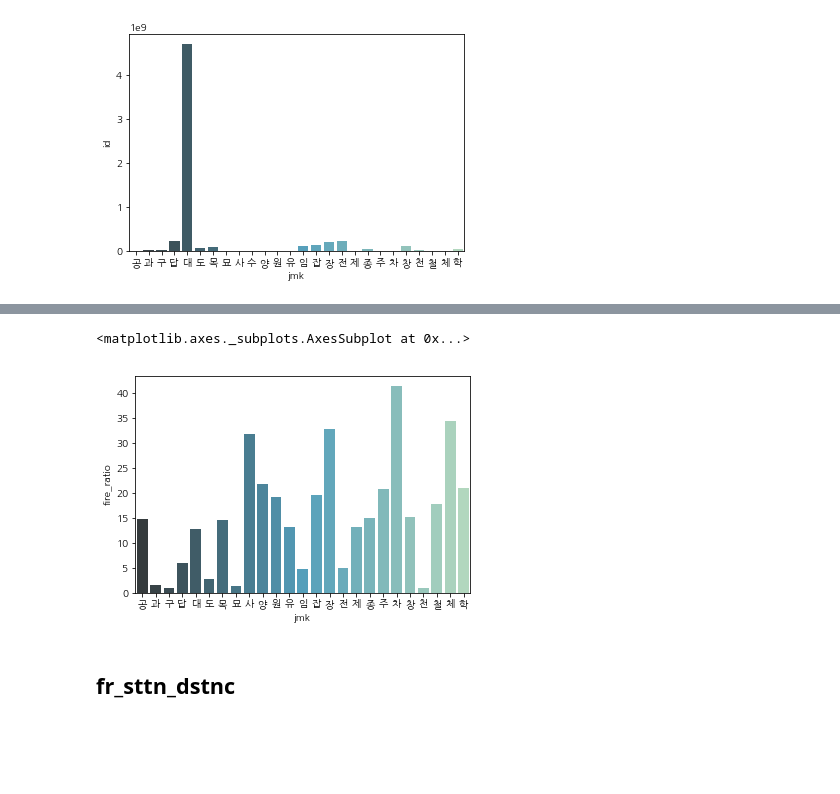
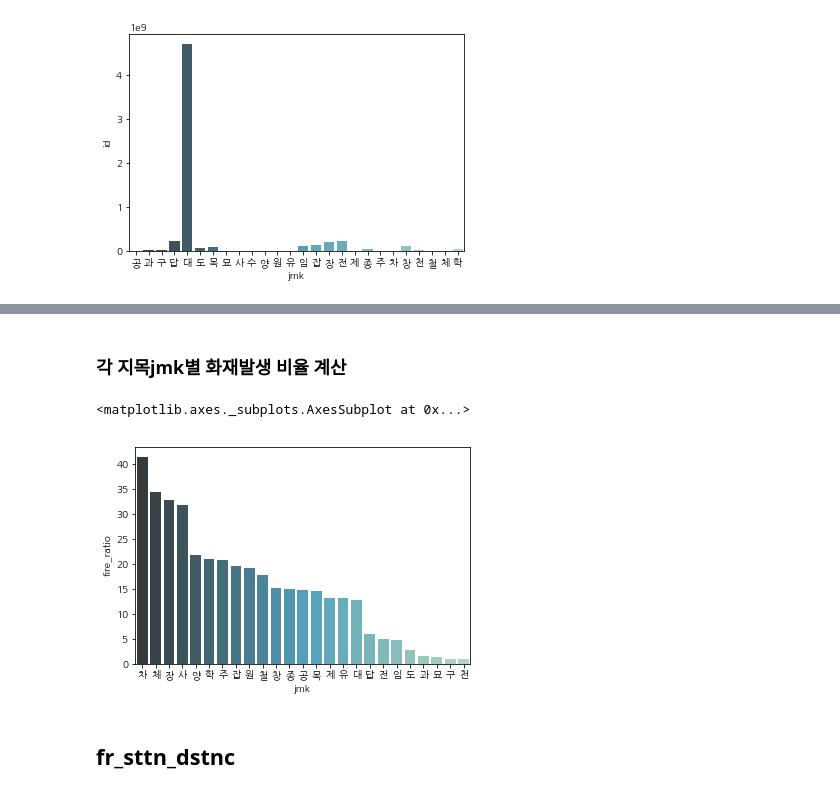
Before and after one commit to hanseul-wang/fire-prediction-model-Kimhae, a Jupyter notebook: Fire/Data_analysis/fire_eda-minju.ipynb, the cells around one changed output, grey strips where cells are left out. Drawn from its saved outputs; the diff is of its cells as text; code cells hidden in the pictures; blank space fills up the shorter version.

```diff
--- a/Fire/Data_analysis/fire_eda-minju.ipynb
+++ b/Fire/Data_analysis/fire_eda-minju.ipynb
@@ -437,16 +501,19 @@ sns.barplot(x='jmk', y='fire_yes', data=data, palette='GnBu_d')
+# %% [markdown]
+### 각 지목jmk별 화재발생 비율 계산
 # %%
-# 전체 '장' 중 화재발생 비율 계산
 data_True = pd.DataFrame(df[df['fire_yes'] == True].groupby(['jmk', 'fire_yes'])['id'].sum()).reset_index()
 data_False = pd.DataFrame(df[df['fire_yes'] == False].groupby(['jmk', 'fire_yes'])['id'].sum()).reset_index()
 
-data = data_True.merge(data_False, how='inner', on='jmk')
+data = data_True.merge(data_False, how='left', on='jmk')
 data['fire_ratio'] = data['id_x'].apply(lambda x: int(x)) * 100 / (data['id_x'].apply(lambda x: int(x)) + data['id_y'].apply(lambda x: int(x)))
 
-# data
+data = data.sort_values('fire_ratio', ascending=False)
+data[['jmk', 'fire_ratio']]
+
 sns.barplot(x='jmk', y='fire_ratio', data=data, palette='GnBu_d')
 # %% [output]
 <matplotlib.axes._subplots.AxesSubplot at 0x...>
-[figure, old version]
+[figure, new version]
 # %% [markdown]
 ## fr_sttn_dstnc
 # %%
```
Also changed, not shown: parts of 72 cells of this notebook.
